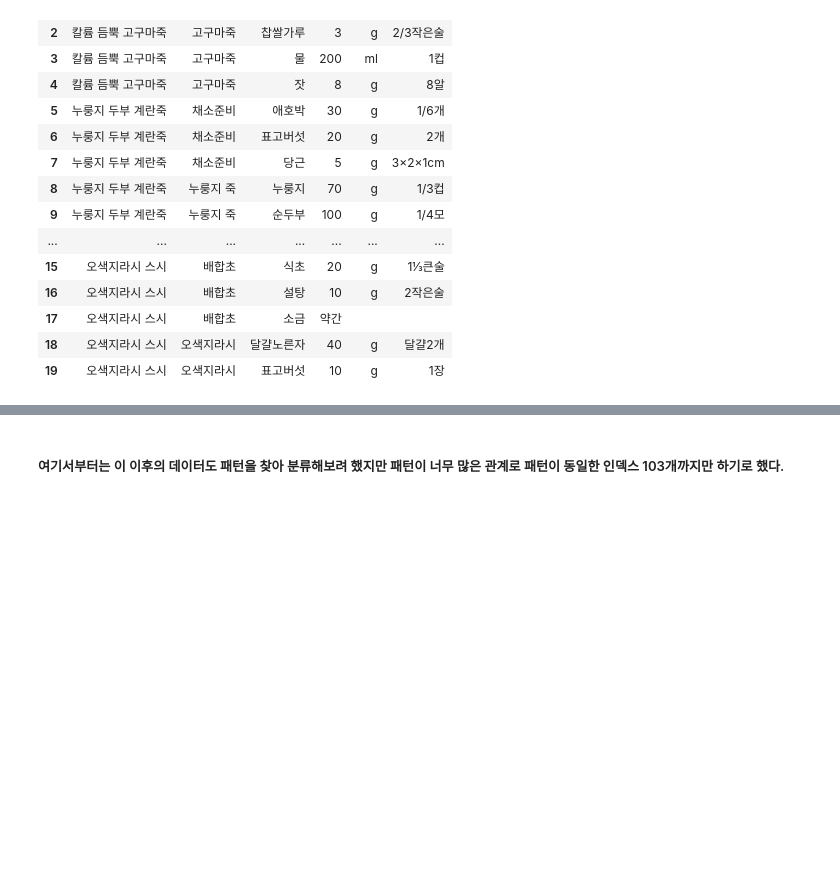
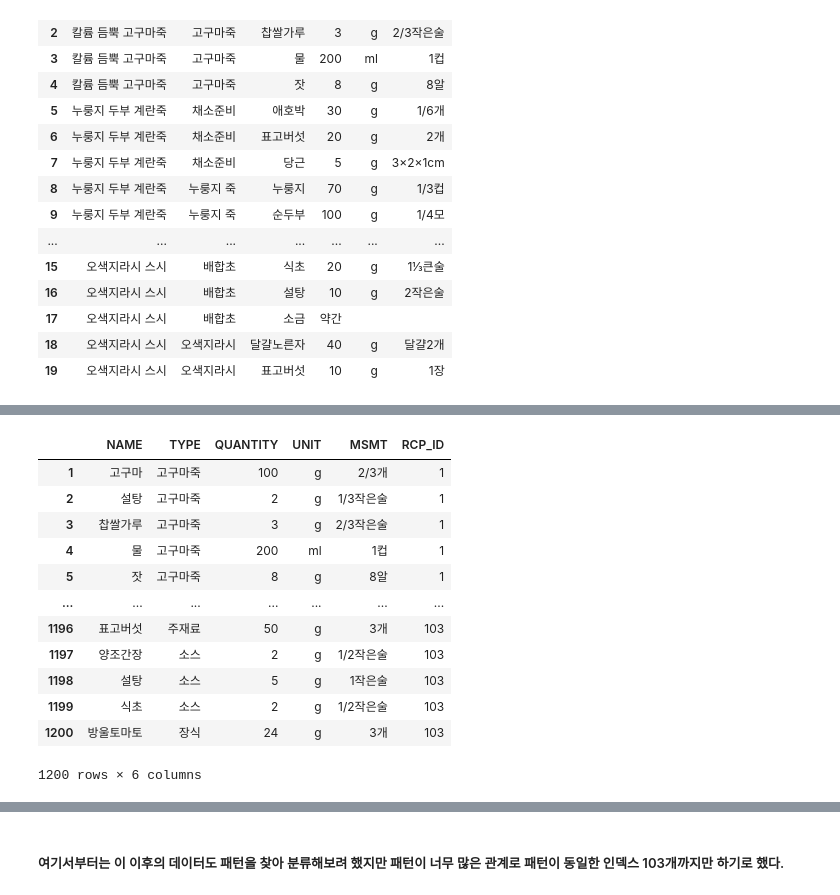
Before and after one commit to shake78922/MyProject, a Jupyter notebook: RecipeProject/etc_files/excel_clean.ipynb, the cells around one changed output, grey strips where cells are left out. Drawn from its saved outputs; the diff is of its cells as text; code cells hidden in the pictures; blank space fills up the shorter version.

```diff
--- a/RecipeProject/etc_files/excel_clean.ipynb
+++ b/RecipeProject/etc_files/excel_clean.ipynb
@@ -196,0 +140,20 @@ See the caveats in the documentation: https://pandas.pydata.org/pandas-docs/stab
+# %%
+final_df2 = final_df1.rename(columns = {'단계':'TYPE', '재료':'NAME', '함량':'QUANTITY', '단위':'UNIT', '목측량':'MSMT'})
+final_df2 = final_df2.drop(labels='레시피명', axis=1)
+final_df2 = final_df2[['NAME', 'TYPE', 'QUANTITY', 'UNIT', 'MSMT', 'RCP_ID']]
+final_df2.index += 1
+final_df2
+# %% [output]
+|  | NAME | TYPE | QUANTITY | UNIT | MSMT | RCP_ID |
+| 1 | 고구마 | 고구마죽 | 100 | g | 2/3개 | 1 |
+| 2 | 설탕 | 고구마죽 | 2 | g | 1/3작은술 | 1 |
+| 3 | 찹쌀가루 | 고구마죽 | 3 | g | 2/3작은술 | 1 |
+| 4 | 물 | 고구마죽 | 200 | ml | 1컵 | 1 |
+| 5 | 잣 | 고구마죽 | 8 | g | 8알 | 1 |
+| ... | ... | ... | ... | ... | ... | ... |
+| 1196 | 표고버섯 | 주재료 | 50 | g | 3개 | 103 |
+| 1197 | 양조간장 | 소스 | 2 | g | 1/2작은술 | 103 |
+| 1198 | 설탕 | 소스 | 5 | g | 1작은술 | 103 |
+| 1199 | 식초 | 소스 | 2 | g | 1/2작은술 | 103 |
+| 1200 | 방울토마토 | 장식 | 24 | g | 3개 | 103 |
+1200 rows × 6 columns
```
Also changed, not shown: parts of 11 cells of this notebook, 9 other files.
